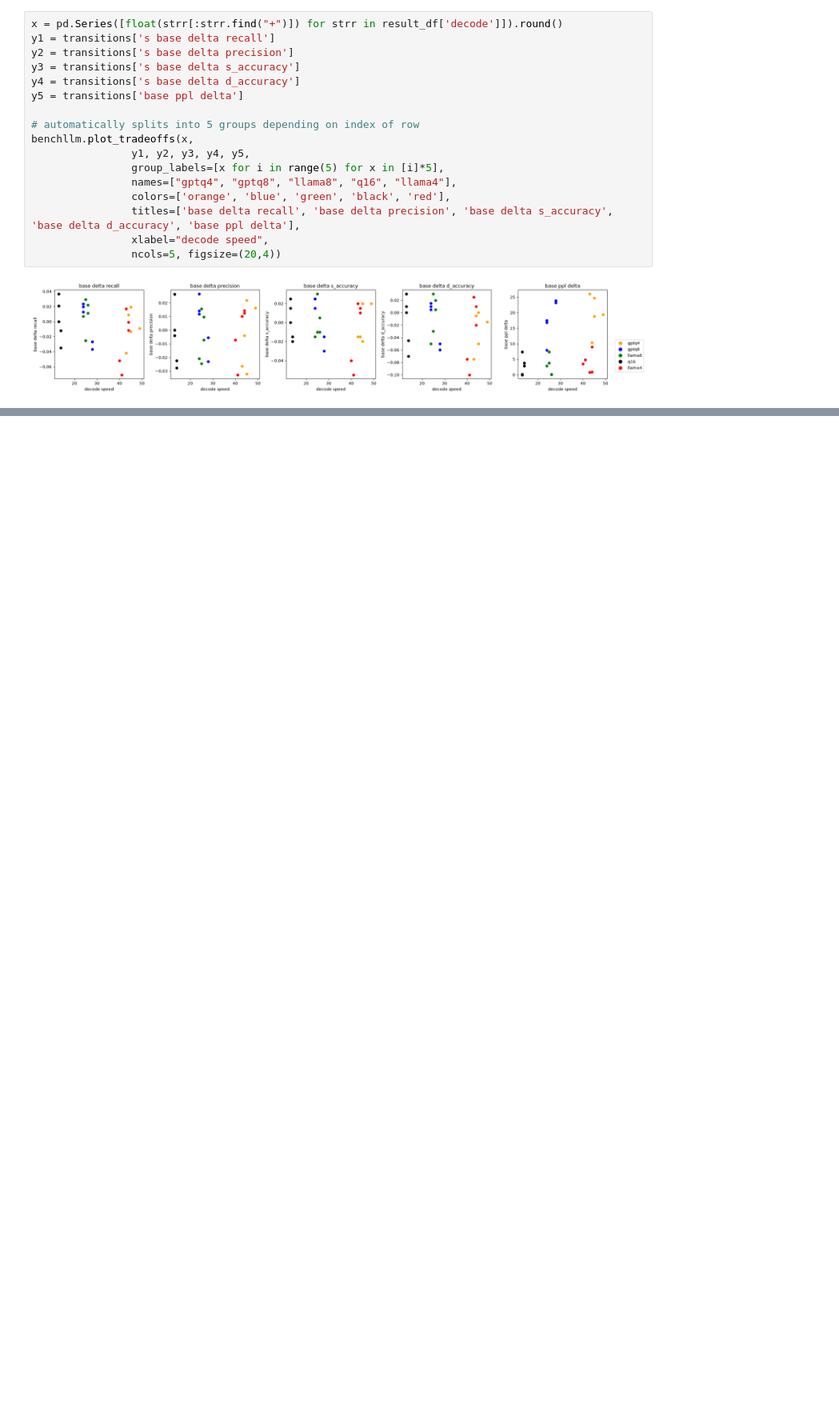
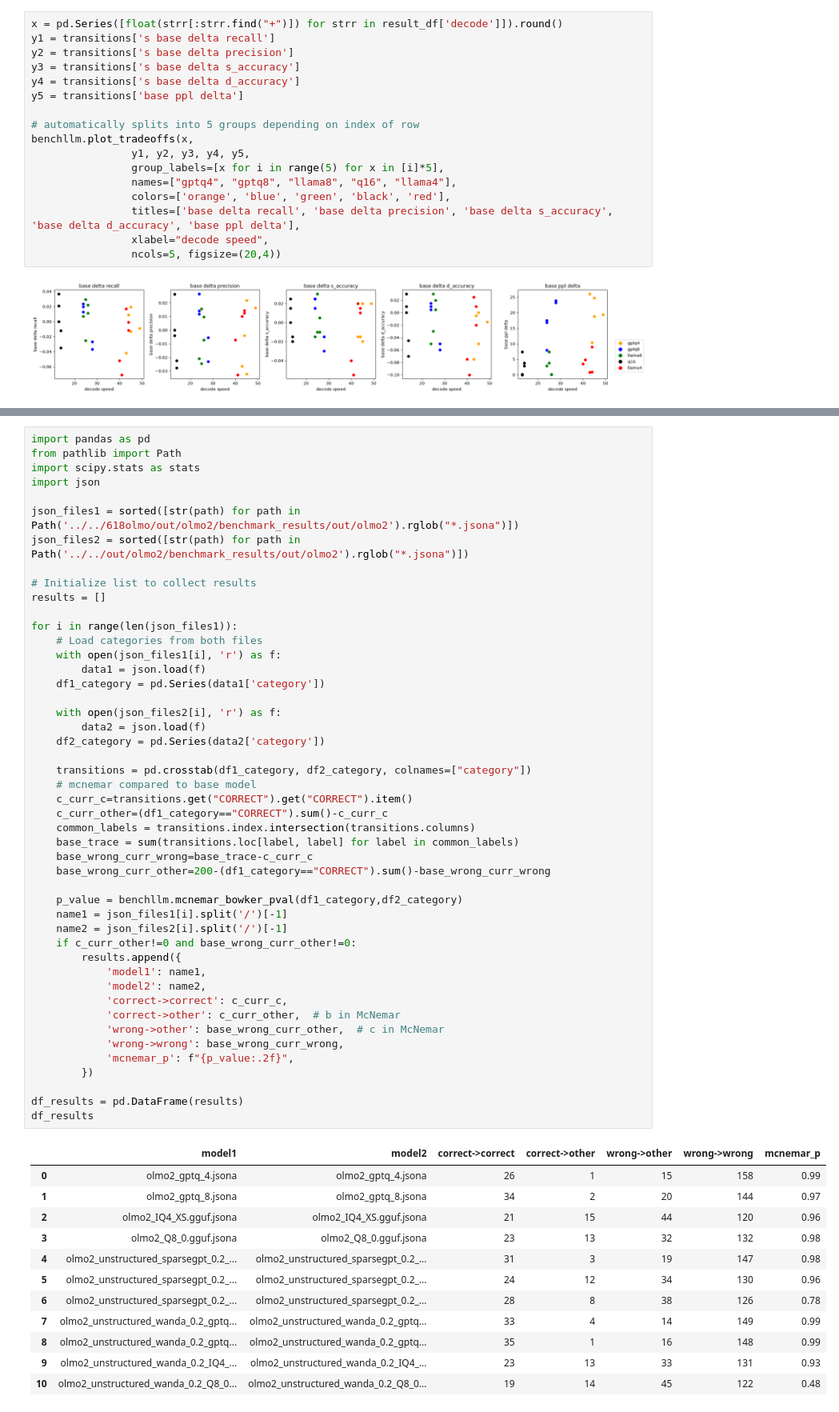
Before and after one commit to YouOnlyLive1ce/llm_on_edge, a Jupyter notebook: benchmark/visualize_results.ipynb, the cells around one changed output, grey strips where cells are left out. Shown at 80% size. Cells and saved outputs as stored; diff of their text form; blank space fills up the shorter version.

```diff
--- a/benchmark/visualize_results.ipynb
+++ b/benchmark/visualize_results.ipynb
@@ -812,0 +1030,60 @@ df_results
+# %%
+import pandas as pd
+from pathlib import Path
+import scipy.stats as stats
+import json
+
+json_files1 = sorted([str(path) for path in Path('../../618olmo/out/olmo2/benchmark_results/out/olmo2').rglob("*.jsona")])
+json_files2 = sorted([str(path) for path in Path('../../out/olmo2/benchmark_results/out/olmo2').rglob("*.jsona")])
+
+# Initialize list to collect results
+results = []
+
+for i in range(len(json_files1)):
+    # Load categories from both files
+    with open(json_files1[i], 'r') as f:
+        data1 = json.load(f)
+    df1_category = pd.Series(data1['category'])
+
+    with open(json_files2[i], 'r') as f:
+        data2 = json.load(f)
+    df2_category = pd.Series(data2['category'])
+
+    transitions = pd.crosstab(df1_category, df2_category, colnames=["category"])
+    # mcnemar compared to base model
+    c_curr_c=transitions.get("CORRECT").get("CORRECT").item()
+    c_curr_other=(df1_category=="CORRECT").sum()-c_curr_c
+    common_labels = transitions.index.intersection(transitions.columns)
+    base_trace = sum(transitions.loc[label, label] for label in common_labels)
+    base_wrong_curr_wrong=base_trace-c_curr_c
+    base_wrong_curr_other=200-(df1_category=="CORRECT").sum()-base_wrong_curr_wrong
+
+    p_value = benchllm.mcnemar_bowker_pval(df1_category,df2_category)
+    name1 = json_files1[i].split('/')[-1]
+    name2 = json_files2[i].split('/')[-1]
+    if c_curr_other!=0 and base_wrong_curr_other!=0:
+        results.append({
+            'model1': name1,
+            'model2': name2,
+            'correct->correct': c_curr_c,
+            'correct->other': c_curr_other,  # b in McNemar
+            'wrong->other': base_wrong_curr_other,  # c in McNemar
+            'wrong->wrong': base_wrong_curr_wrong,
+            'mcnemar_p': f"{p_value:.2f}",
+        })
+
+df_results = pd.DataFrame(results)
+df_results
+# %% [output]
+|  | model1 | model2 | correct->correct | correct->other | wrong->other | wrong->wrong | mcnemar_p |
+| 0 | olmo2_gptq_4.jsona | olmo2_gptq_4.jsona | 26 | 1 | 15 | 158 | 0.99 |
+| 1 | olmo2_gptq_8.jsona | olmo2_gptq_8.jsona | 34 | 2 | 20 | 144 | 0.97 |
+| 2 | olmo2_IQ4_XS.gguf.jsona | olmo2_IQ4_XS.gguf.jsona | 21 | 15 | 44 | 120 | 0.96 |
+| 3 | olmo2_Q8_0.gguf.jsona | olmo2_Q8_0.gguf.jsona | 23 | 13 | 32 | 132 | 0.98 |
+| 4 | olmo2_unstructured_sparsegpt_0.2_... | olmo2_unstructured_sparsegpt_0.2_... | 31 | 3 | 19 | 147 | 0.98 |
+| 5 | olmo2_unstructured_sparsegpt_0.2_... | olmo2_unstructured_sparsegpt_0.2_... | 24 | 12 | 34 | 130 | 0.96 |
+| 6 | olmo2_unstructured_sparsegpt_0.2_... | olmo2_unstructured_sparsegpt_0.2_... | 28 | 8 | 38 | 126 | 0.78 |
+| 7 | olmo2_unstructured_wanda_0.2_gptq... | olmo2_unstructured_wanda_0.2_gptq... | 33 | 4 | 14 | 149 | 0.99 |
+| 8 | olmo2_unstructured_wanda_0.2_gptq... | olmo2_unstructured_wanda_0.2_gptq... | 35 | 1 | 16 | 148 | 0.99 |
+| 9 | olmo2_unstructured_wanda_0.2_IQ4_... | olmo2_unstructured_wanda_0.2_IQ4_... | 23 | 13 | 33 | 131 | 0.93 |
+| 10 | olmo2_unstructured_wanda_0.2_Q8_0... | olmo2_unstructured_wanda_0.2_Q8_0... | 19 | 14 | 45 | 122 | 0.48 |
```
Also changed, not shown: parts of 12 cells of this notebook, 2 other files.
